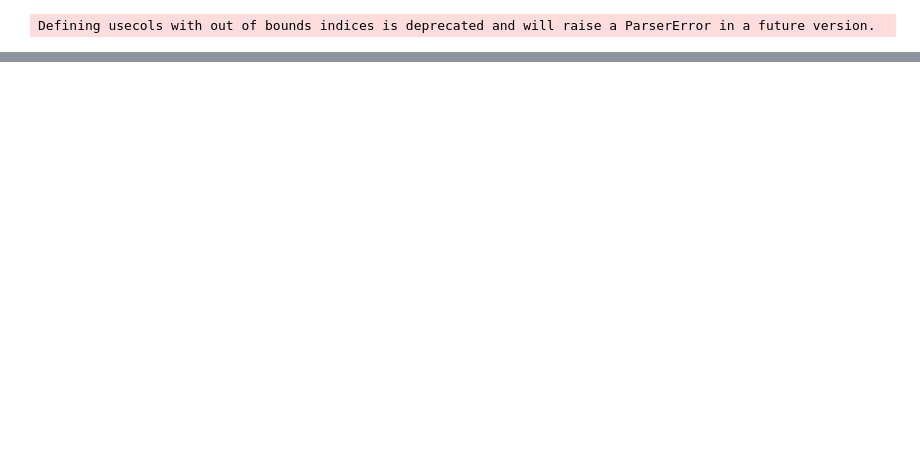
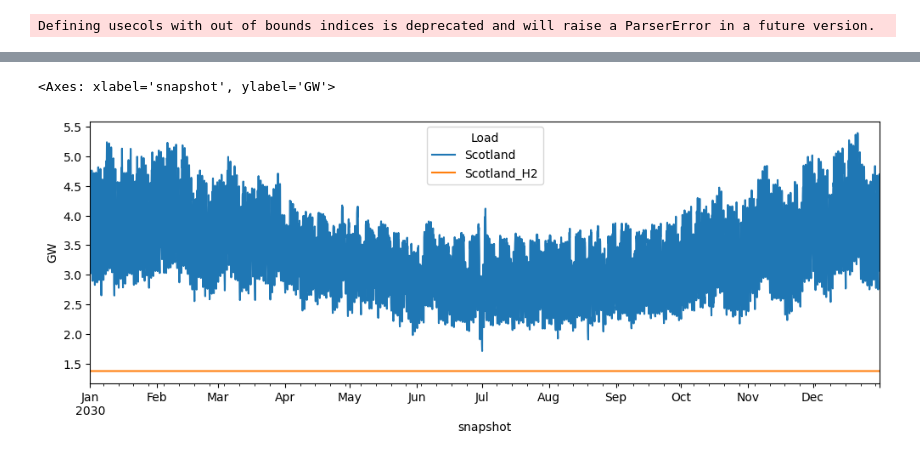
Before and after one commit to ember-climate/pypsa-uk, a Jupyter notebook: pypsa-uk-prototype.ipynb, the cells around one changed output, grey strips where cells are left out. Drawn from its saved outputs; the diff is of its cells as text; code cells hidden in the pictures; blank space fills up the shorter version.

```diff
--- a/pypsa-uk-prototype.ipynb
+++ b/pypsa-uk-prototype.ipynb
@@ -433,3 +453,8 @@ emissions = network.generators_t.p * generation_carriers["co2_emissions"] / gene
 (emissions.sum().sum()*1000000000000/1000000)/(generation_by_fuel_yearly.sum()*1000000000)
 # %%
 emissions.sum().sum()/1000000
+# %%
+network.loads_t.p_set[['Scotland','Scotland_H2']].div(1e3).plot(figsize=(12,4), ylabel='GW')
+# %% [output]
+<Axes: xlabel='snapshot', ylabel='GW'>
+[figure, added]
```
Also changed, not shown: parts of 9 cells of this notebook.
